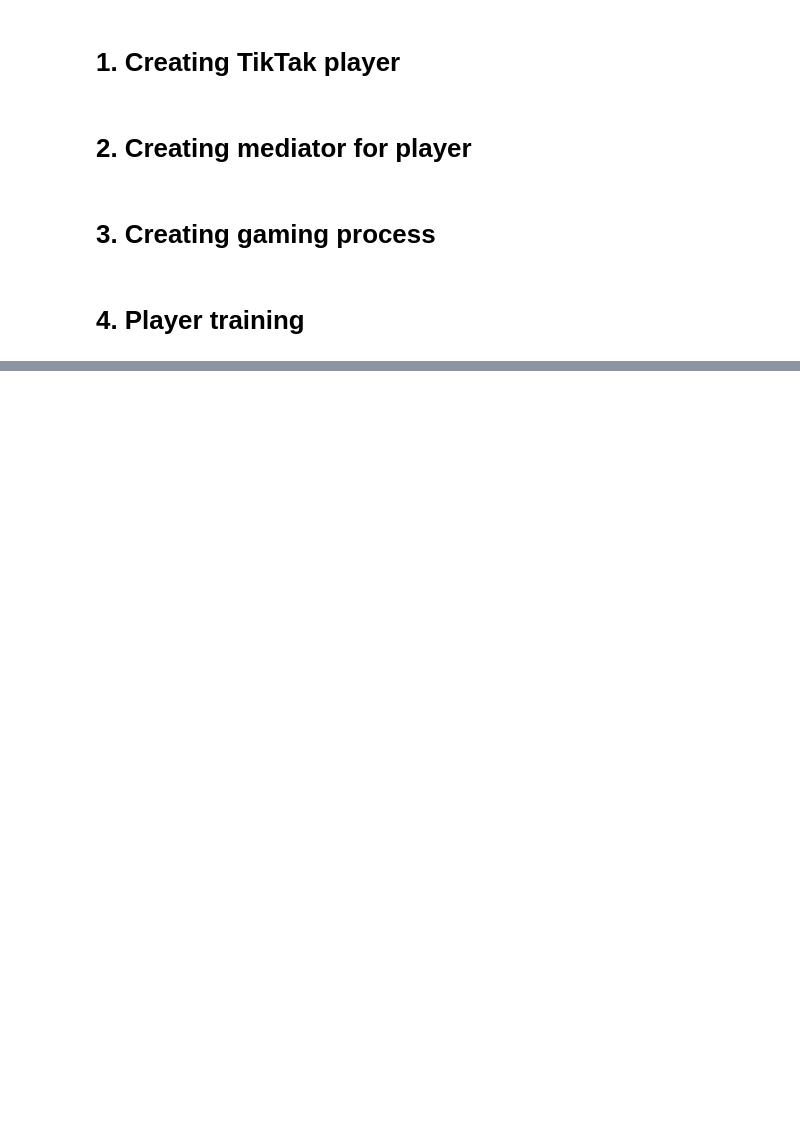
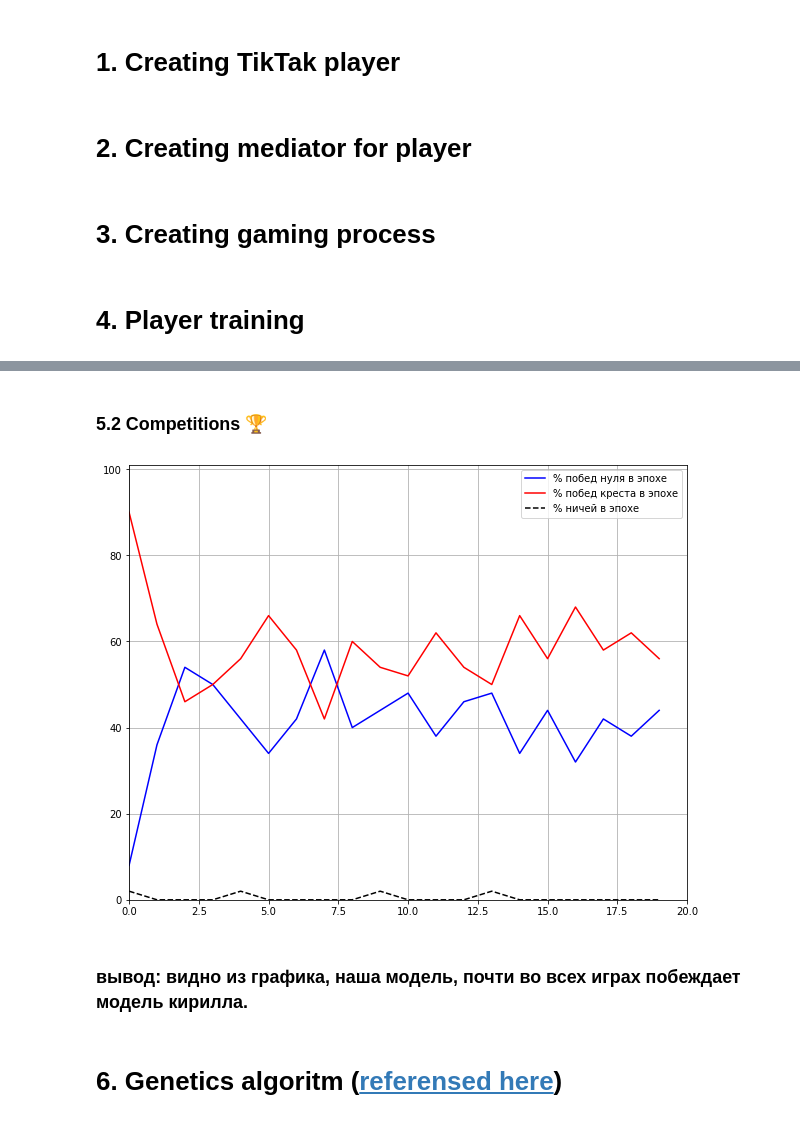
Before and after one commit to pacardo-games-production/Data-Analysis-and-Decision-Support-Systems, a Jupyter notebook: tikTakToe/tt.ipynb, the cells around one changed output, grey strips where cells are left out. Cells and saved outputs as stored; diff of their text form; code cells hidden in the pictures; blank space fills up the shorter version.

```diff
--- a/tikTakToe/tt.ipynb
+++ b/tikTakToe/tt.ipynb
@@ -219,0 +502,36 @@ fit(
+# %%
+class AgentTicTacGreedy:
+
+    def __init__(self, is_zero):
+        #is_zero == True если нолик
+        self.player = None
+        ai = AI()
+        if is_zero:
+            self.player = AIPlayer('o', ai, True)
+        else:
+            self.player = AIPlayer('x', ai, True)
+
+    def get_action(self, state):
+        # пример state = [[1,0,1],[0,1,0],[0,1,0]] 1 - это крестик, 0 - это нолик, -1 - пусто
+        gmstate = state_to_gmstate(state)
+        game = Game(field=gmstate)
+        move = self.player.makeStep(game)
+        return gmstep_to_step(move) # возвращаем координаты хода
+
+    def is_done(self, state, reward):
+        # reward - вознаграждение 1 если выиграли , вызывается когда игра закончена
+        gmstate = state_to_gmstate(state)
+        game = Game(field=gmstate)
+        return game.isWin(self.player.getSide())
+# %% [markdown]
+### 5.2 Competitions 🏆
+# %%
+zeros = PlayerMediator(True)
+ones = AgentTicTacGreedy(False)
+fit(zeros, ones, epochs = 20, step_per_epoch = 50, save_config = False, plot_win = True)
+# %% [output]
+[figure, added]
+# %% [markdown]
+### вывод: видно из графика, наша модель, почти во всех играх побеждает модель кирилла.
+# %% [markdown]
+# 6. Genetics algoritm ([referensed here](https://www.iitk.ac.in/kangal/papers/k2007002.pdf))
```
Also changed, not shown: parts of 12 cells of this notebook.
